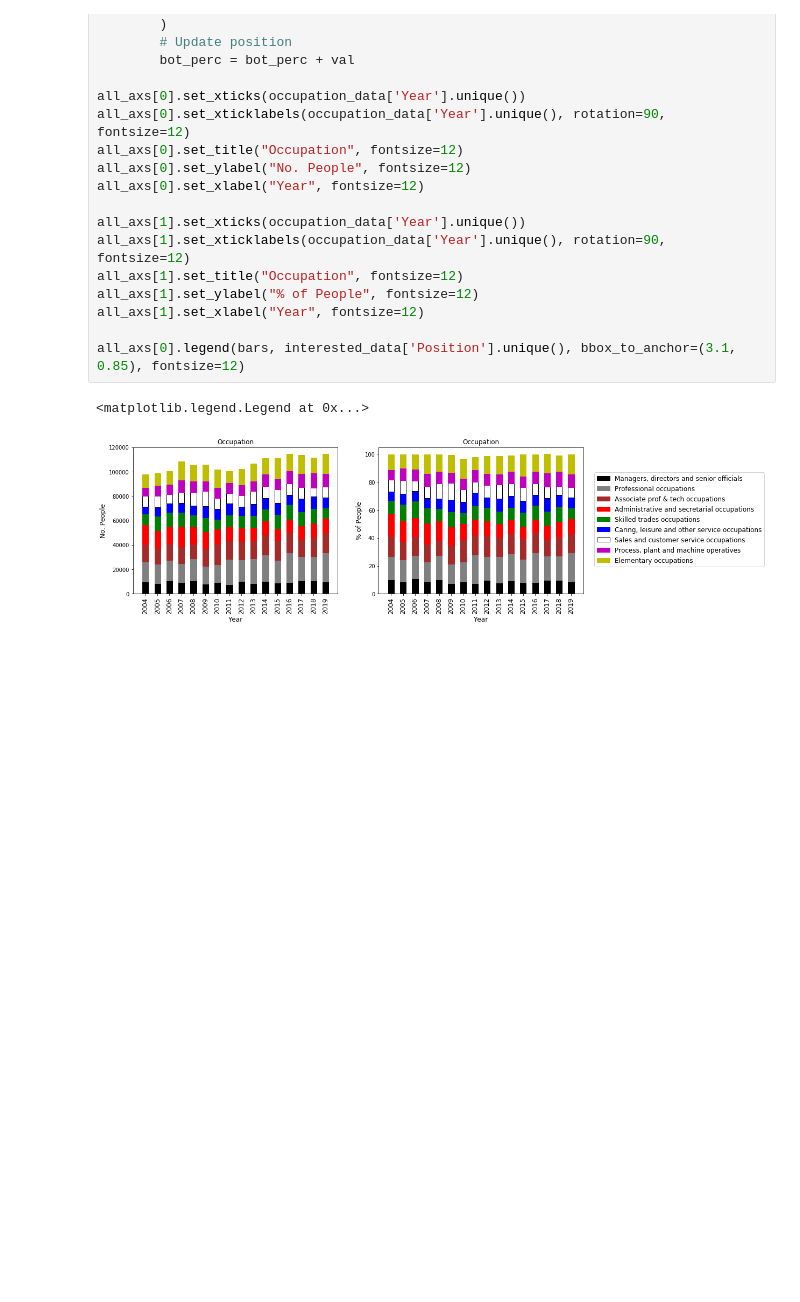
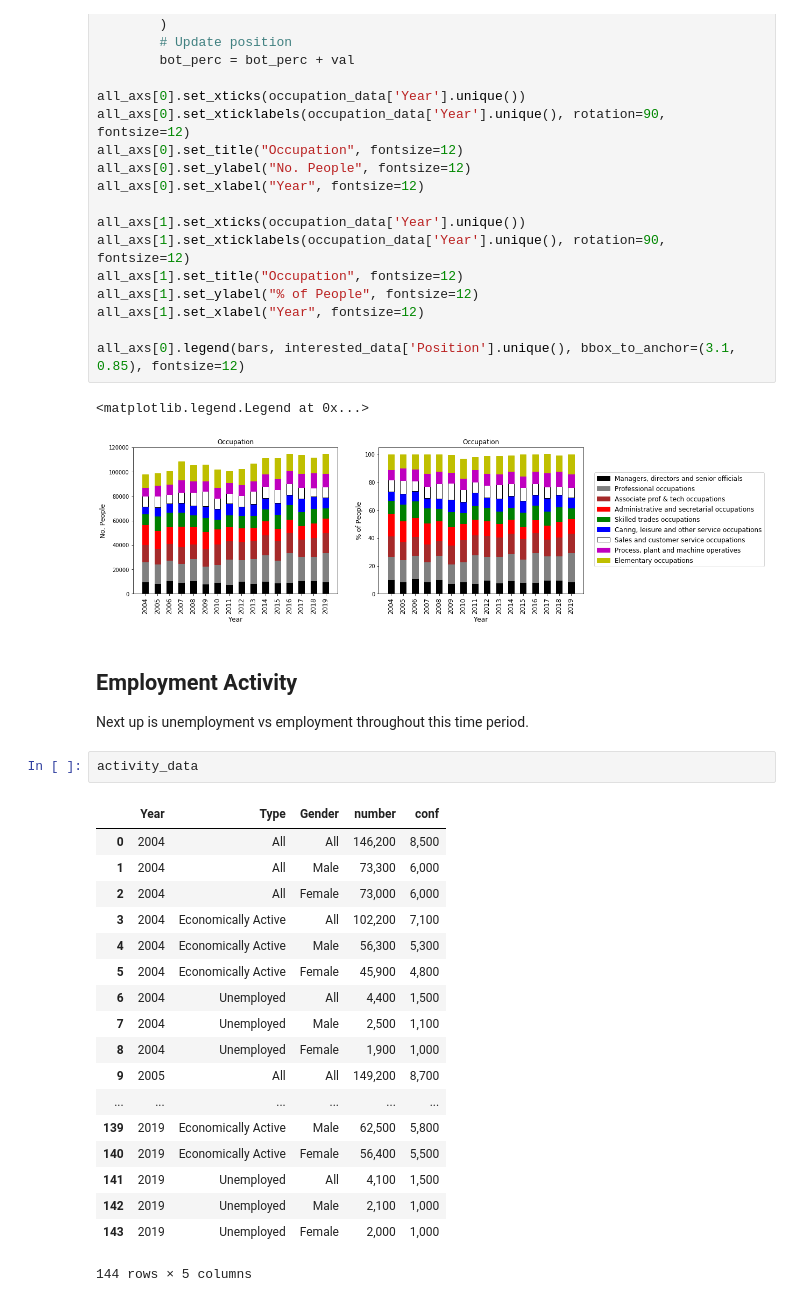
Before and after one commit to Sciprios/SwindonCovid, a Jupyter notebook: Salary/Earnings.ipynb, the cells around one changed output. Cells and saved outputs as stored; diff of their text form; blank space fills up the shorter version.

```diff
--- a/Salary/Earnings.ipynb
+++ b/Salary/Earnings.ipynb
@@ -324,3 +284,28 @@ all_axs[0].legend(bars, interested_data['Position'].unique(), bbox_to_anchor=(3.
 # %% [output]
 <matplotlib.legend.Legend at 0x...>
 [figure]
+# %% [markdown]
+## Employment Activity
+
+Next up is unemployment vs employment throughout this time period.
+# %%
+activity_data
+# %% [output]
+|  | Year | Type | Gender | number | conf |
+| 0 | 2004 | All | All | 146,200 | 8,500 |
+| 1 | 2004 | All | Male | 73,300 | 6,000 |
+| 2 | 2004 | All | Female | 73,000 | 6,000 |
+| 3 | 2004 | Economically Active | All | 102,200 | 7,100 |
+| 4 | 2004 | Economically Active | Male | 56,300 | 5,300 |
+| 5 | 2004 | Economically Active | Female | 45,900 | 4,800 |
+| 6 | 2004 | Unemployed | All | 4,400 | 1,500 |
+| 7 | 2004 | Unemployed | Male | 2,500 | 1,100 |
+| 8 | 2004 | Unemployed | Female | 1,900 | 1,000 |
+| 9 | 2005 | All | All | 149,200 | 8,700 |
+| ... | ... | ... | ... | ... | ... |
+| 139 | 2019 | Economically Active | Male | 62,500 | 5,800 |
+| 140 | 2019 | Economically Active | Female | 56,400 | 5,500 |
+| 141 | 2019 | Unemployed | All | 4,100 | 1,500 |
+| 142 | 2019 | Unemployed | Male | 2,100 | 1,000 |
+| 143 | 2019 | Unemployed | Female | 2,000 | 1,000 |
+144 rows × 5 columns
```
Also changed, not shown: parts of 7 cells of this notebook.
